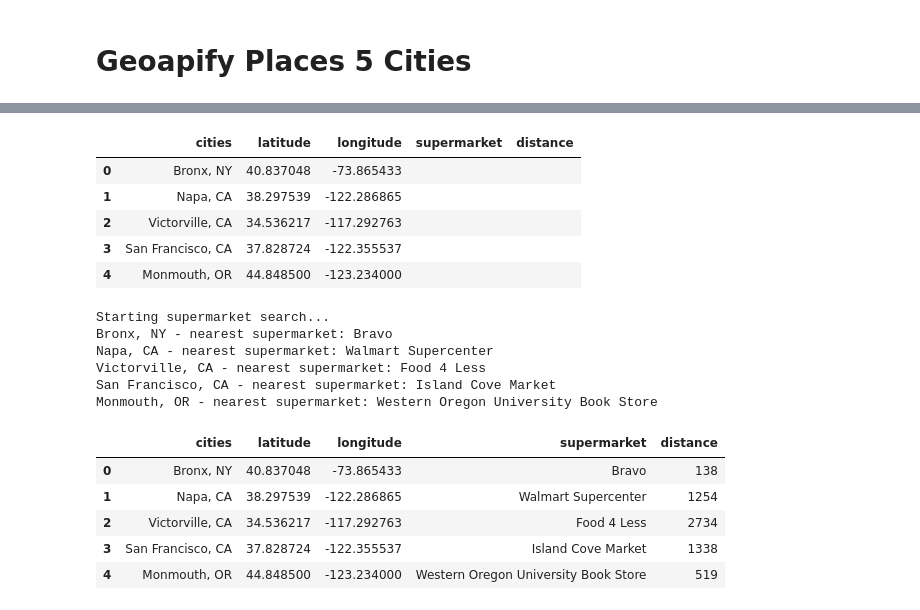
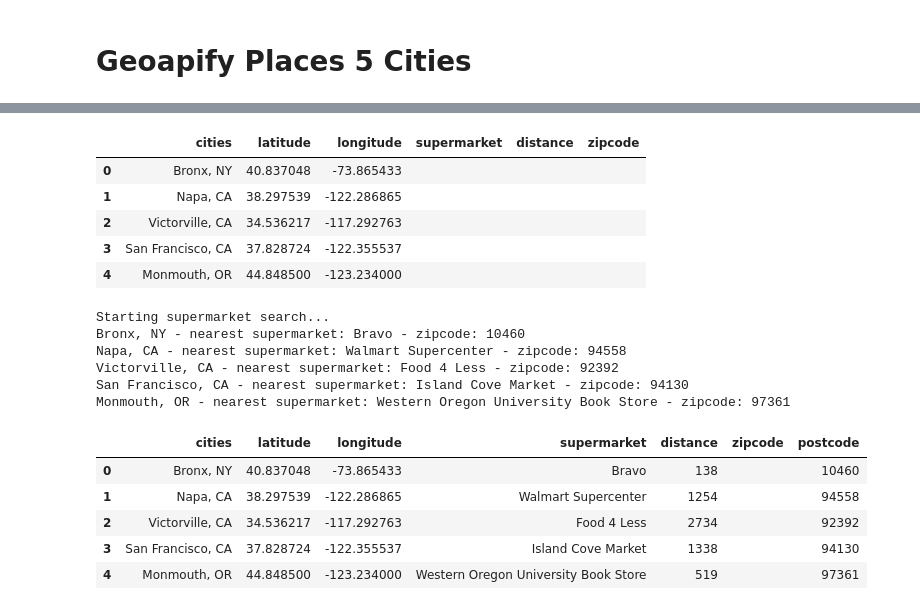
Before and after one commit to slromero/Project1, a Jupyter notebook: Project1.ipynb, the cells around one changed output, grey strips where cells are left out. Saved outputs shown, nothing was run; the diff lists cells and outputs as text; code cells hidden in the pictures.

```diff
--- a/Project1.ipynb
+++ b/Project1.ipynb
@@ -12,27 +55,29 @@ from config_key import geoapify_key
 # %%
 #Create DataFrame called US_locations_df to store the city, coordinates, supermarket property, distance
 cities = ["Bronx, NY","Napa, CA", "Victorville, CA","San Francisco, CA","Monmouth, OR"]
 latitude = [40.837048,38.297539,34.536217,37.828724,44.8485]
 longitude = [-73.865433,-122.286865,-117.292763,-122.355537,-123.2340]
 
 #Create DataFrame called US_locations_df to store the city, coordinates, supermarket property, distance
 US_locations_df = pd.DataFrame({
                             "cities": cities,
                             "latitude": latitude,
-                            "longitude": longitude})
+                            "longitude": longitude}
+                            )
 
 #Add empty columns to the DataFrame to store, supermarket (property name), distance, etc.
 US_locations_df["supermarket"] = ""
 US_locations_df["distance"] = ""
+US_locations_df["zipcode"] = ""
 
 US_locations_df
 # %% [output]
-|  | cities | latitude | longitude | supermarket | distance |
-| 0 | Bronx, NY | 40.837048 | -73.865433 |  |  |
-| 1 | Napa, CA | 38.297539 | -122.286865 |  |  |
-| 2 | Victorville, CA | 34.536217 | -117.292763 |  |  |
-| 3 | San Francisco, CA | 37.828724 | -122.355537 |  |  |
-| 4 | Monmouth, OR | 44.848500 | -123.234000 |  |  |
+|  | cities | latitude | longitude | supermarket | distance | zipcode |
+| 0 | Bronx, NY | 40.837048 | -73.865433 |  |  |  |
+| 1 | Napa, CA | 38.297539 | -122.286865 |  |  |  |
+| 2 | Victorville, CA | 34.536217 | -117.292763 |  |  |  |
+| 3 | San Francisco, CA | 37.828724 | -122.355537 |  |  |  |
+| 4 | Monmouth, OR | 44.848500 | -123.234000 |  |  |  |
 # %%
 # Set the parameters to search for supermarkets
 categories = "commercial.supermarket"
@@ -72,27 +117,29 @@ for index, row in US_locations_df.iterrows():
     try:
         US_locations_df.loc[index, "supermarket"] = response["features"][0]["properties"]["address_line1"]
         US_locations_df.loc[index, "distance"] = response["features"][0]["properties"]["distance"]
+        US_locations_df.loc[index, "postcode"] = response["features"][0]["properties"]["postcode"]
 
     except (KeyError, IndexError):
         # If no hotel is found, set the hotel name as "No hotel found".
         US_locations_df.loc[index, "supermarket"] = "No supermarket found"
         US_locations_df.loc[index, "distance"] = "No distance found"
+        US_locations_df.loc[index, "postcode"] = "No zipcode found"
 
     # Log the search results
-    print(f"{US_locations_df.loc[index, 'cities']} - nearest supermarket: {US_locations_df.loc[index, 'supermarket']}")
+    print(f"{US_locations_df.loc[index, 'cities']} - nearest supermarket: {US_locations_df.loc[index, 'supermarket']} - zipcode: {US_locations_df.loc[index, 'postcode']}")
 
 # Display sample data
 US_locations_df
 # %% [output]
 Starting supermarket search...
-Bronx, NY - nearest supermarket: Bravo
-Napa, CA - nearest supermarket: Walmart Supercenter
-Victorville, CA - nearest supermarket: Food 4 Less
-San Francisco, CA - nearest supermarket: Island Cove Market
-Monmouth, OR - nearest supermarket: Western Oregon University Book Store
+Bronx, NY - nearest supermarket: Bravo - zipcode: 10460
+Napa, CA - nearest supermarket: Walmart Supercenter - zipcode: 94558
+Victorville, CA - nearest supermarket: Food 4 Less - zipcode: 92392
+San Francisco, CA - nearest supermarket: Island Cove Market - zipcode: 94130
+Monmouth, OR - nearest supermarket: Western Oregon University Book Store - zipcode: 97361
-|  | cities | latitude | longitude | supermarket | distance |
-| 0 | Bronx, NY | 40.837048 | -73.865433 | Bravo | 138 |
-| 1 | Napa, CA | 38.297539 | -122.286865 | Walmart Supercenter | 1254 |
-| 2 | Victorville, CA | 34.536217 | -117.292763 | Food 4 Less | 2734 |
-| 3 | San Francisco, CA | 37.828724 | -122.355537 | Island Cove Market | 1338 |
-| 4 | Monmouth, OR | 44.848500 | -123.234000 | Western Oregon University Book Store | 519 |
+|  | cities | latitude | longitude | supermarket | distance | zipcode | postcode |
+| 0 | Bronx, NY | 40.837048 | -73.865433 | Bravo | 138 |  | 10460 |
+| 1 | Napa, CA | 38.297539 | -122.286865 | Walmart Supercenter | 1254 |  | 94558 |
+| 2 | Victorville, CA | 34.536217 | -117.292763 | Food 4 Less | 2734 |  | 92392 |
+| 3 | San Francisco, CA | 37.828724 | -122.355537 | Island Cove Market | 1338 |  | 94130 |
+| 4 | Monmouth, OR | 44.848500 | -123.234000 | Western Oregon University Book Store | 519 |  | 97361 |
```
Also changed, not shown: parts of 8 cells of this notebook, 2 other files.
